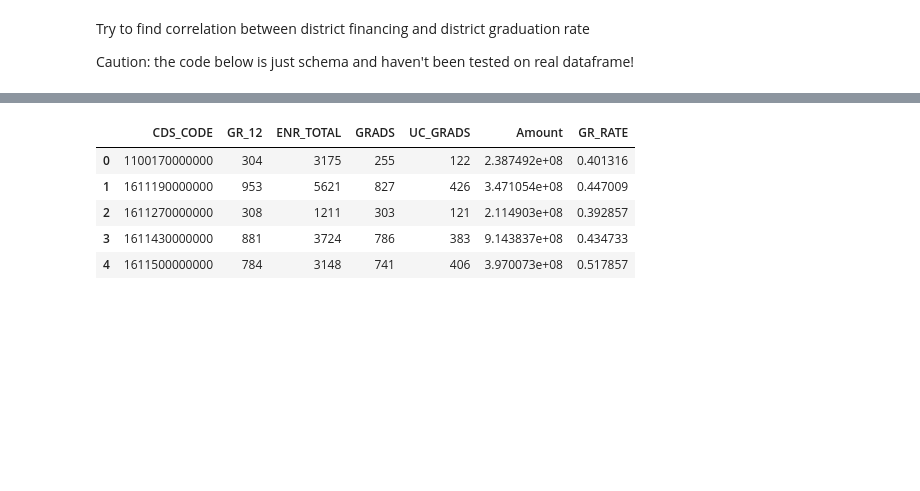
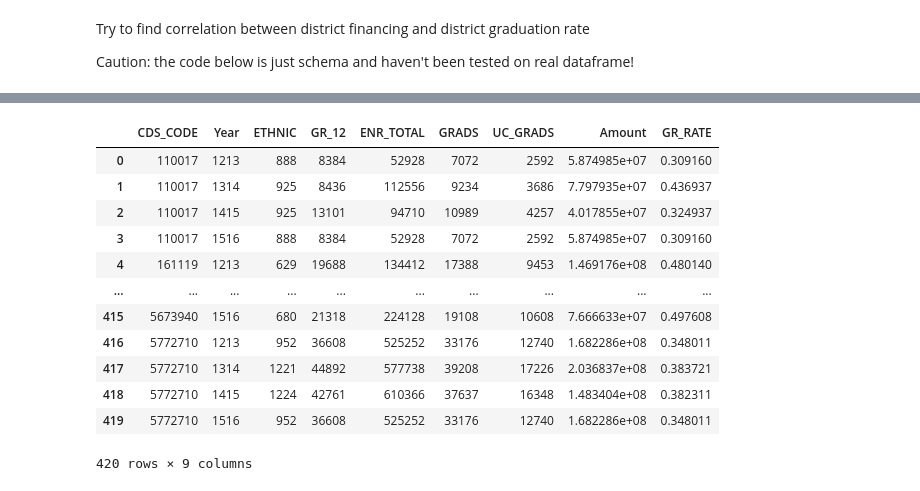
Before and after one commit to cjradomski/Final-Project, a Jupyter notebook: Correlation.ipynb, the cells around one changed output, grey strips where cells are left out. Drawn from its saved outputs; the diff is of its cells as text; code cells hidden in the pictures; blank space fills up the shorter version.

Commit message:
Added correlation code based on original data

```diff
--- a/Correlation.ipynb
+++ b/Correlation.ipynb
@@ -17,0 +49,4 @@ df.head()
+# %%
+#Remove last seven digit that show the school
+df['CDS_CODE'] = df['CDS_CODE'].astype(str).str[:-7].astype(np.int64)
+df
@@ -17,0 +71,4 @@ df.head()
+# %%
+#Drop Function variable
+df = df.drop(columns=['Function'])
+df
@@ -17,0 +89,4 @@ df.head()
+# %%
+#Group data by district
+df =df.groupby(["CDS_CODE", "Year"]).sum()
+df.head()
@@ -17,0 +101,4 @@ df.head()
+# %%
+#Reset index
+df = df.reset_index()
+df
@@ -18,14 +119,21 @@ df.head()
 # %%
 #Calculate Graduation rate
 df['GR_RATE'] = df.UC_GRADS/df.GR_12
-df.head()
+df
 # %% [output]
-|  | CDS_CODE | GR_12 | ENR_TOTAL | GRADS | UC_GRADS | Amount | GR_RATE |
-| 0 | 1100170000000 | 304 | 3175 | 255 | 122 | 2.387492e+08 | 0.401316 |
-| 1 | 1611190000000 | 953 | 5621 | 827 | 426 | 3.471054e+08 | 0.447009 |
-| 2 | 1611270000000 | 308 | 1211 | 303 | 121 | 2.114903e+08 | 0.392857 |
-| 3 | 1611430000000 | 881 | 3724 | 786 | 383 | 9.143837e+08 | 0.434733 |
-| 4 | 1611500000000 | 784 | 3148 | 741 | 406 | 3.970073e+08 | 0.517857 |
+|  | CDS_CODE | Year | ETHNIC | GR_12 | ENR_TOTAL | GRADS | UC_GRADS | Amount | GR_RATE |
+| 0 | 110017 | 1213 | 888 | 8384 | 52928 | 7072 | 2592 | 5.874985e+07 | 0.309160 |
+| 1 | 110017 | 1314 | 925 | 8436 | 112556 | 9234 | 3686 | 7.797935e+07 | 0.436937 |
+| 2 | 110017 | 1415 | 925 | 13101 | 94710 | 10989 | 4257 | 4.017855e+07 | 0.324937 |
+| 3 | 110017 | 1516 | 888 | 8384 | 52928 | 7072 | 2592 | 5.874985e+07 | 0.309160 |
+| 4 | 161119 | 1213 | 629 | 19688 | 134412 | 17388 | 9453 | 1.469176e+08 | 0.480140 |
+| ... | ... | ... | ... | ... | ... | ... | ... | ... | ... |
+| 415 | 5673940 | 1516 | 680 | 21318 | 224128 | 19108 | 10608 | 7.666633e+07 | 0.497608 |
+| 416 | 5772710 | 1213 | 952 | 36608 | 525252 | 33176 | 12740 | 1.682286e+08 | 0.348011 |
+| 417 | 5772710 | 1314 | 1221 | 44892 | 577738 | 39208 | 17226 | 2.036837e+08 | 0.383721 |
+| 418 | 5772710 | 1415 | 1224 | 42761 | 610366 | 37637 | 16348 | 1.483404e+08 | 0.382311 |
+| 419 | 5772710 | 1516 | 952 | 36608 | 525252 | 33176 | 12740 | 1.682286e+08 | 0.348011 |
+420 rows × 9 columns
 # %%
 financing = df["Amount"]
 grad_rate = df["GR_RATE"]
```
Also changed, not shown: parts of 9 cells of this notebook.
